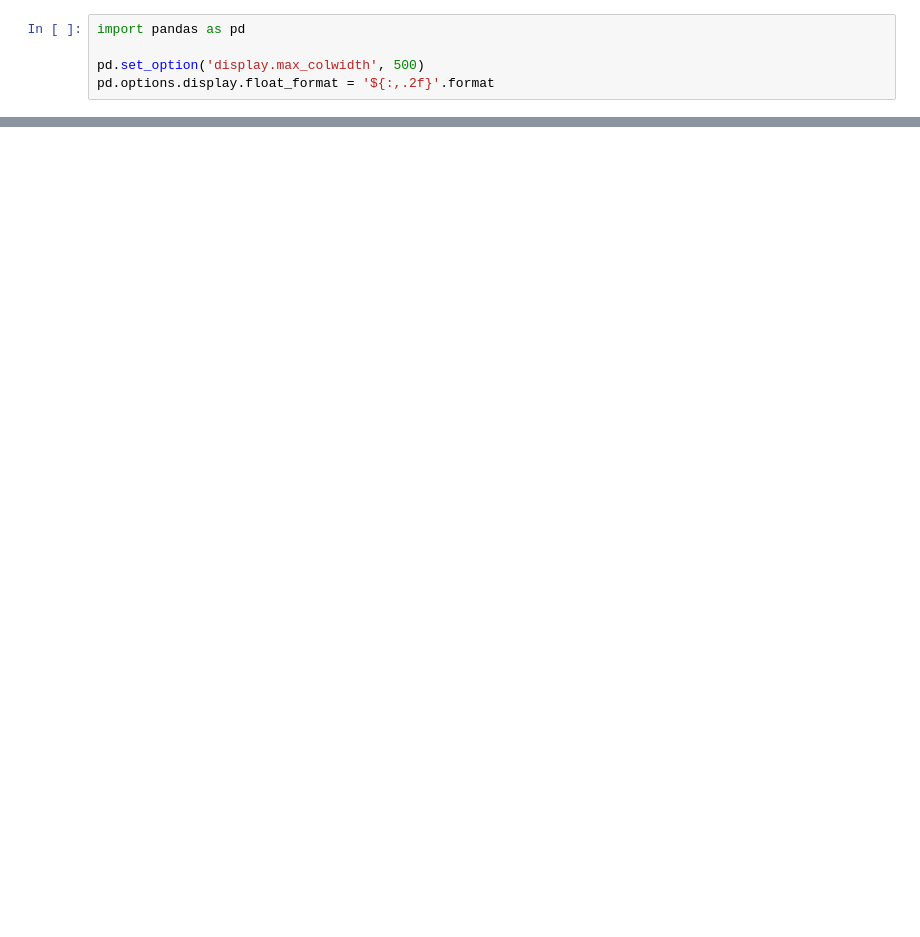
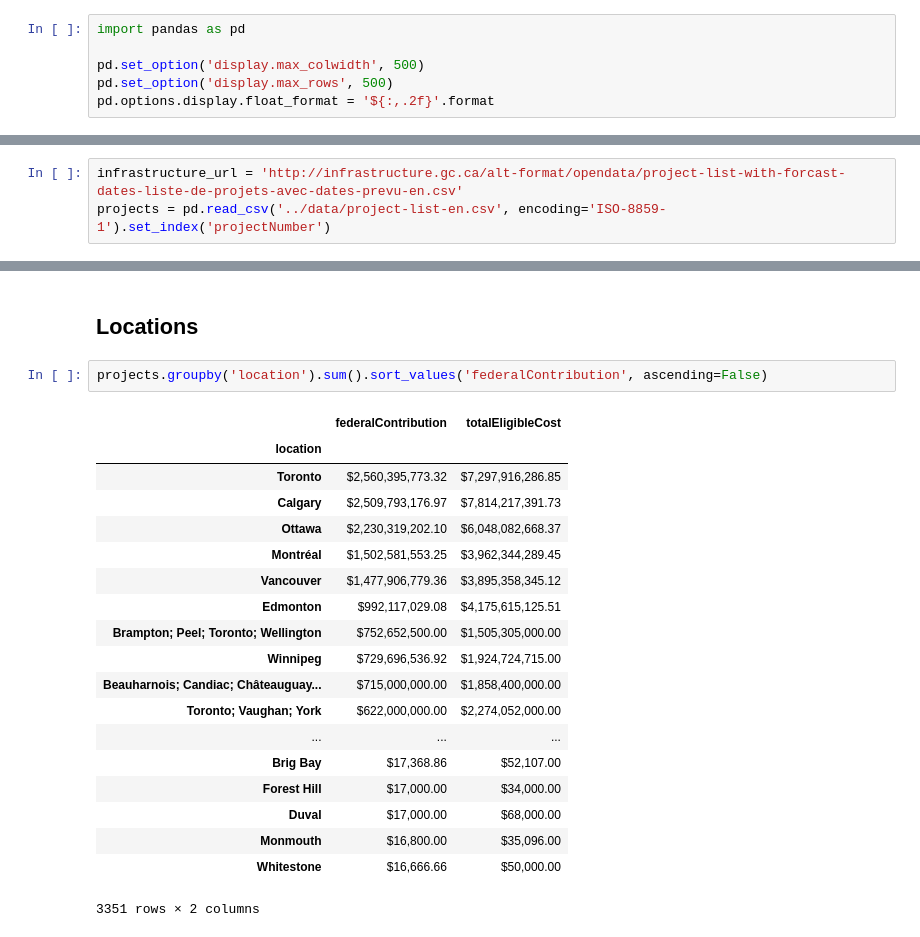
Before and after one commit to ocan-data/OpenCanadaData, a Jupyter notebook: notebooks/Infrastructure.ipynb, the cells around one changed output, grey strips where cells are left out. Drawn from its saved outputs; the diff is of its cells as text; blank space fills up the shorter version.

```diff
--- a/notebooks/Infrastructure.ipynb
+++ b/notebooks/Infrastructure.ipynb
@@ -2,4 +4,5 @@
 import pandas as pd
 
 pd.set_option('display.max_colwidth', 500)
+pd.set_option('display.max_rows', 500)
 pd.options.display.float_format = '${:,.2f}'.format
@@ -26,0 +11,3 @@ pd.read_csv('../data/project-list-en.csv', encoding='latin-1')
+# %%
+infrastructure_url = 'http://infrastructure.gc.ca/alt-format/opendata/project-list-with-forcast-dates-liste-de-projets-avec-dates-prevu-en.csv'
+projects = pd.read_csv('../data/project-list-en.csv', encoding='ISO-8859-1').set_index('projectNumber')
@@ -26,0 +69,24 @@ pd.read_csv('../data/project-list-en.csv', encoding='latin-1')
+# %% [markdown]
+## Locations
+# %%
+projects.groupby('location').sum().sort_values('federalContribution', ascending=False)
+# %% [output]
+|  | federalContribution | totalEligibleCost |
+| location |  |  |
+| Toronto | $2,560,395,773.32 | $7,297,916,286.85 |
+| Calgary | $2,509,793,176.97 | $7,814,217,391.73 |
+| Ottawa | $2,230,319,202.10 | $6,048,082,668.37 |
+| Montréal | $1,502,581,553.25 | $3,962,344,289.45 |
+| Vancouver | $1,477,906,779.36 | $3,895,358,345.12 |
+| Edmonton | $992,117,029.08 | $4,175,615,125.51 |
+| Brampton; Peel; Toronto; Wellington | $752,652,500.00 | $1,505,305,000.00 |
+| Winnipeg | $729,696,536.92 | $1,924,724,715.00 |
+| Beauharnois; Candiac; Châteauguay... | $715,000,000.00 | $1,858,400,000.00 |
+| Toronto; Vaughan; York | $622,000,000.00 | $2,274,052,000.00 |
+| ... | ... | ... |
+| Brig Bay | $17,368.86 | $52,107.00 |
+| Forest Hill | $17,000.00 | $34,000.00 |
+| Duval | $17,000.00 | $68,000.00 |
+| Monmouth | $16,800.00 | $35,096.00 |
+| Whitestone | $16,666.66 | $50,000.00 |
+3351 rows × 2 columns
```
Also changed, not shown: parts of 9 cells of this notebook, 8 other files.
